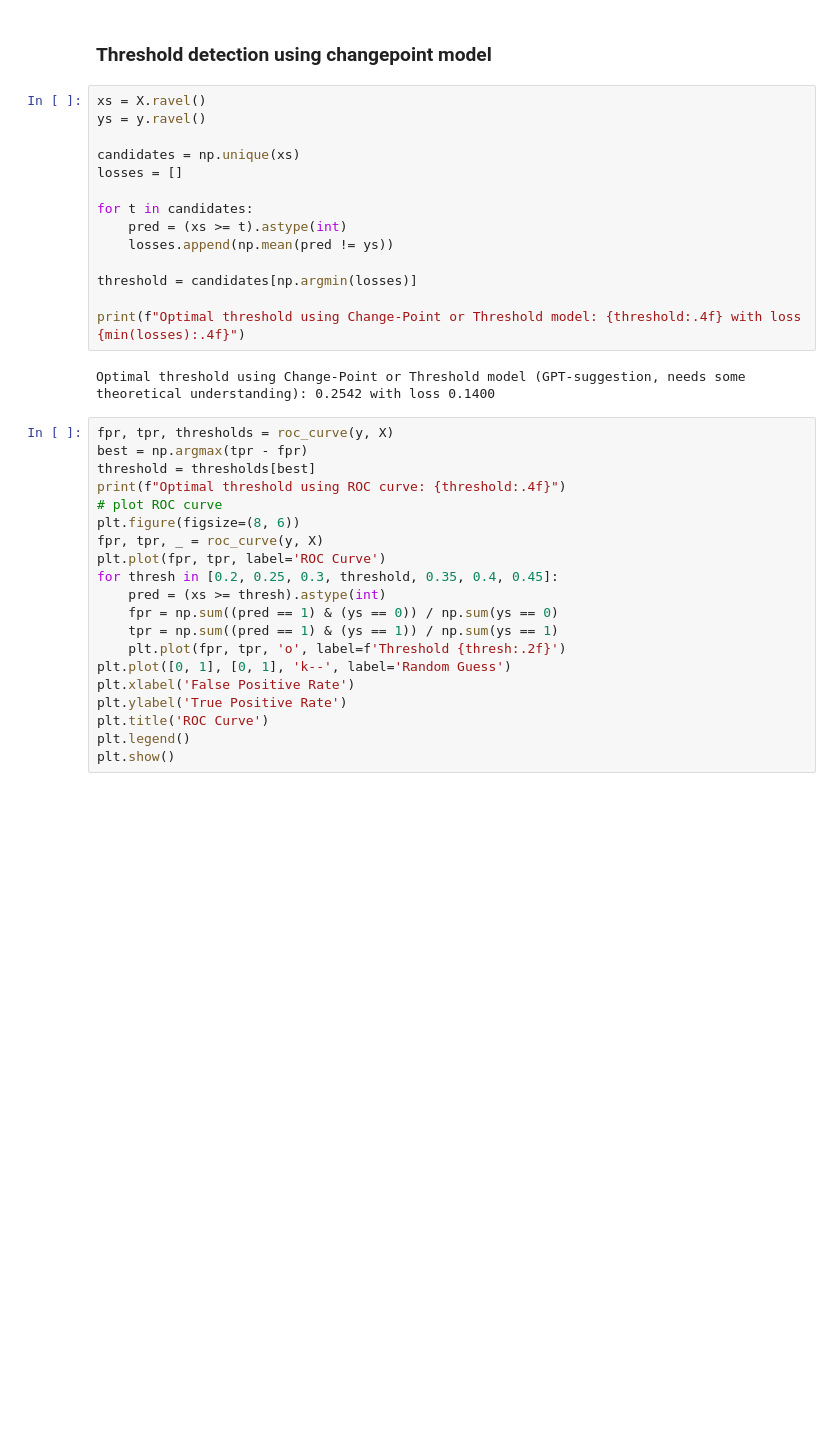
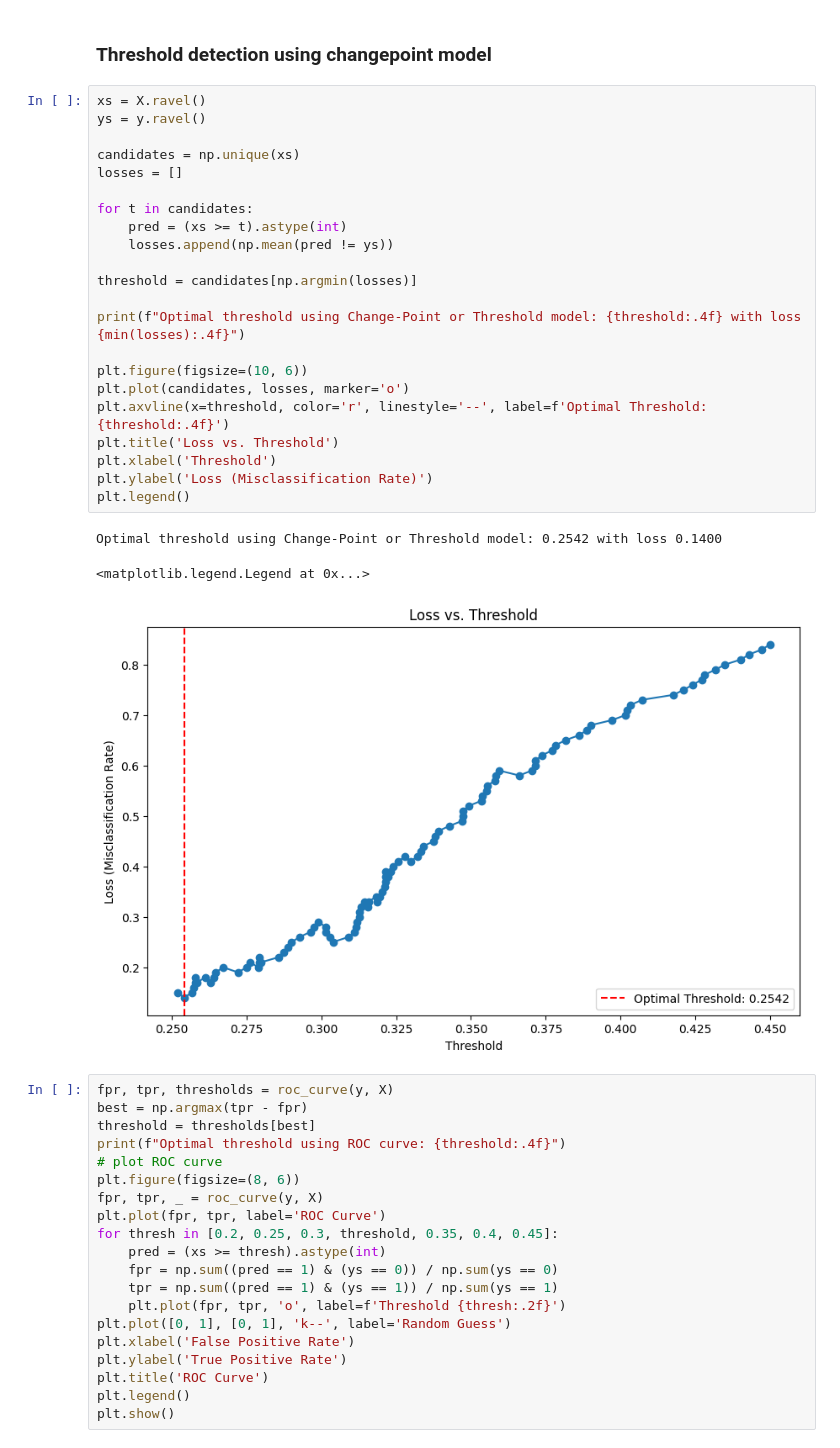
Before and after one commit to derkleinejakob/dataliteracy25, a Jupyter notebook: scripts/lda/lda_find_threshold.ipynb, the cells around one changed output. Drawn from its saved outputs; the diff is of its cells as text; blank space fills up the shorter version.

```diff
--- a/scripts/lda/lda_find_threshold.ipynb
+++ b/scripts/lda/lda_find_threshold.ipynb
@@ -22,19 +27,29 @@ y = np.array(ratings)
 # %%
 xs = X.ravel()
 ys = y.ravel()
 
 candidates = np.unique(xs)
 losses = []
 
 for t in candidates:
     pred = (xs >= t).astype(int)
     losses.append(np.mean(pred != ys))
 
 threshold = candidates[np.argmin(losses)]
 
 print(f"Optimal threshold using Change-Point or Threshold model: {threshold:.4f} with loss {min(losses):.4f}")
+
+plt.figure(figsize=(10, 6))
+plt.plot(candidates, losses, marker='o')
+plt.axvline(x=threshold, color='r', linestyle='--', label=f'Optimal Threshold: {threshold:.4f}')
+plt.title('Loss vs. Threshold')
+plt.xlabel('Threshold')
+plt.ylabel('Loss (Misclassification Rate)')
+plt.legend()
 # %% [output]
-Optimal threshold using Change-Point or Threshold model (GPT-suggestion, needs some theoretical understanding): 0.2542 with loss 0.1400
+Optimal threshold using Change-Point or Threshold model: 0.2542 with loss 0.1400
+<matplotlib.legend.Legend at 0x...>
+[figure, added]
 # %%
 fpr, tpr, thresholds = roc_curve(y, X)
 best = np.argmax(tpr - fpr)
```
Also changed, not shown: parts of 10 cells of this notebook, 1 other file.
